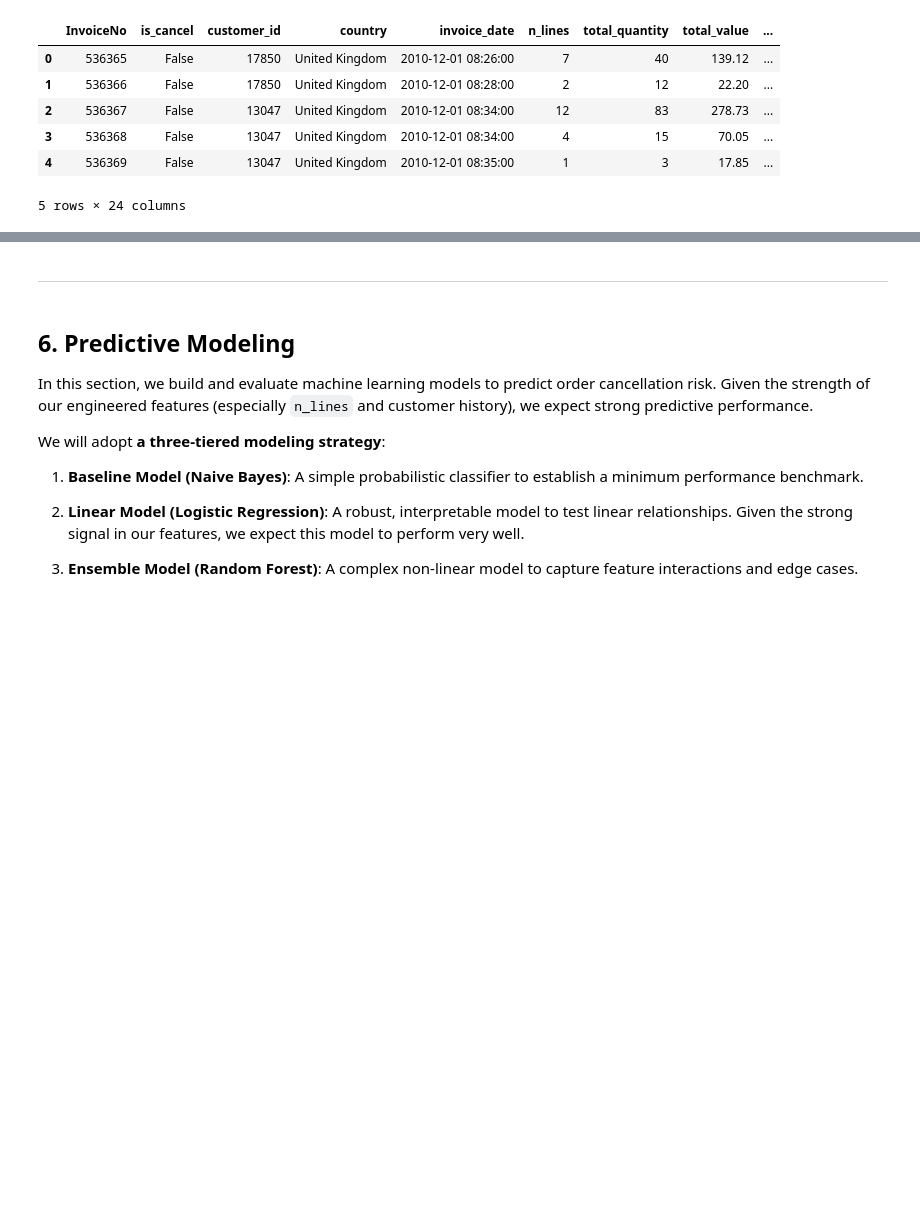
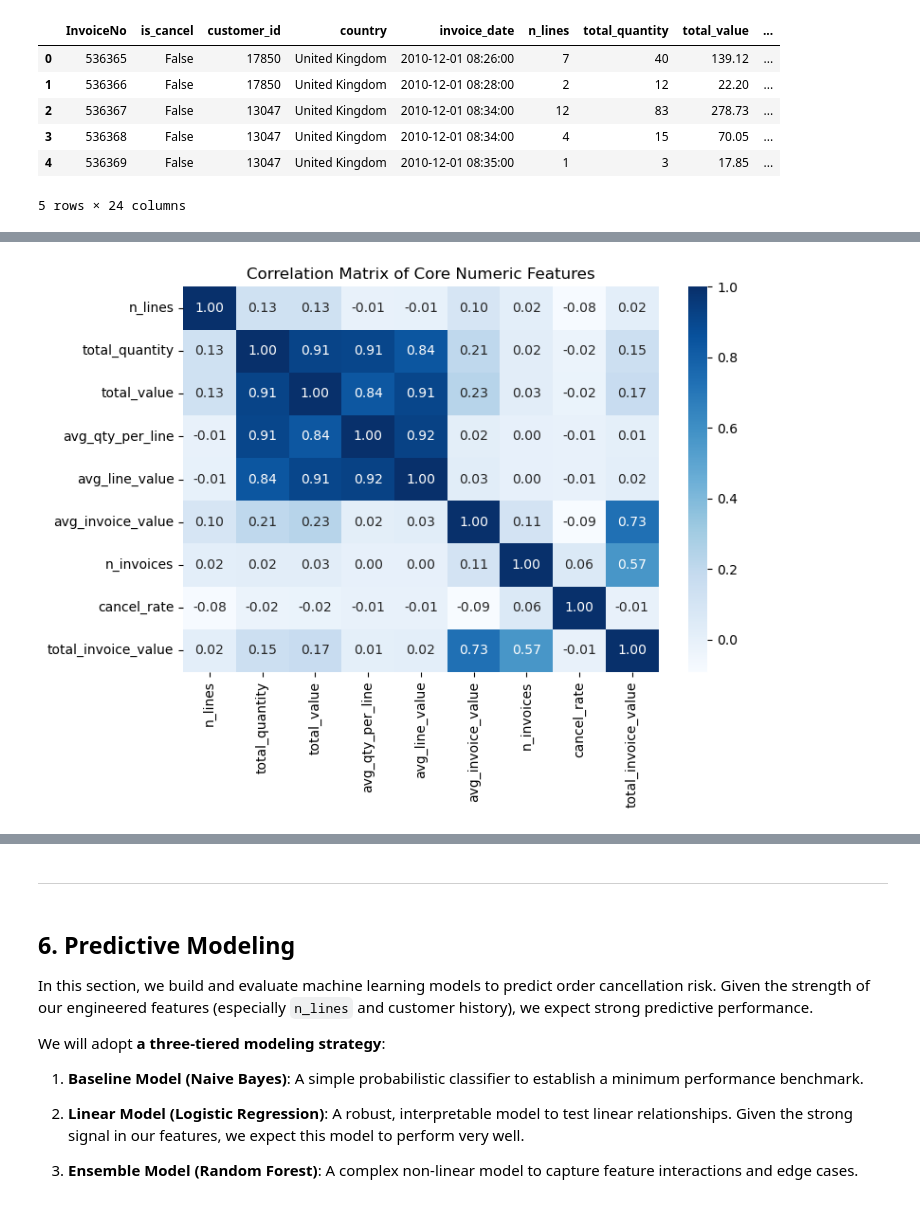
Before and after one commit to jz024/online_retail, a Jupyter notebook: final_project_ver3.ipynb, the cells around one changed output, grey strips where cells are left out. Cells and saved outputs as stored; diff of their text form; code cells hidden in the pictures; blank space fills up the shorter version.

```diff
--- a/final_project_ver3.ipynb
+++ b/final_project_ver3.ipynb
@@ -1280,0 +1385,22 @@ These features allow us to capture meaningful geographic patterns without overfi
+# %%
+# Select a subset of core numeric features for correlation analysis
+corr_numeric_cols = [
+    "n_lines", "total_quantity", "total_value",
+    "avg_qty_per_line", "avg_line_value",
+    "avg_invoice_value",
+    "n_invoices", "cancel_rate", "total_invoice_value"
+]
+
+# Some of these columns live in model_df after merging customer_profile
+numeric_corr_df = model_df[corr_numeric_cols].copy()
+
+# Compute correlation matrix
+corr_matrix = numeric_corr_df.corr()
+
+plt.figure(figsize=(8, 6))
+sns.heatmap(corr_matrix, annot=True, fmt=".2f", cmap="Blues", cbar=True)
+plt.title("Correlation Matrix of Core Numeric Features")
+plt.tight_layout()
+plt.show()
+# %% [output]
+[figure, added]
```
Also changed, not shown: parts of 25 cells of this notebook.
